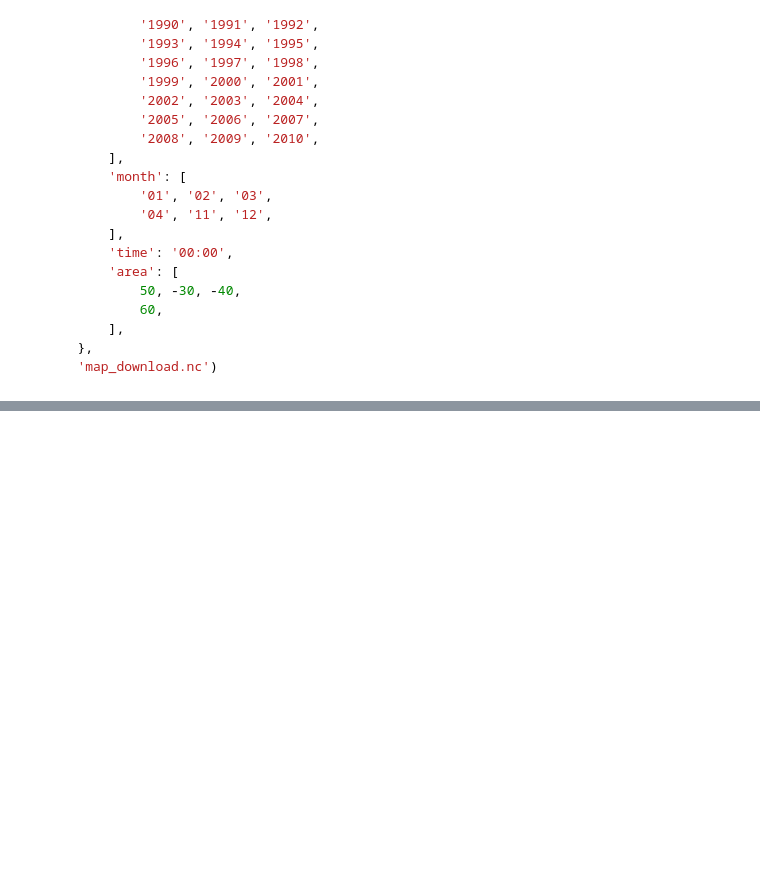
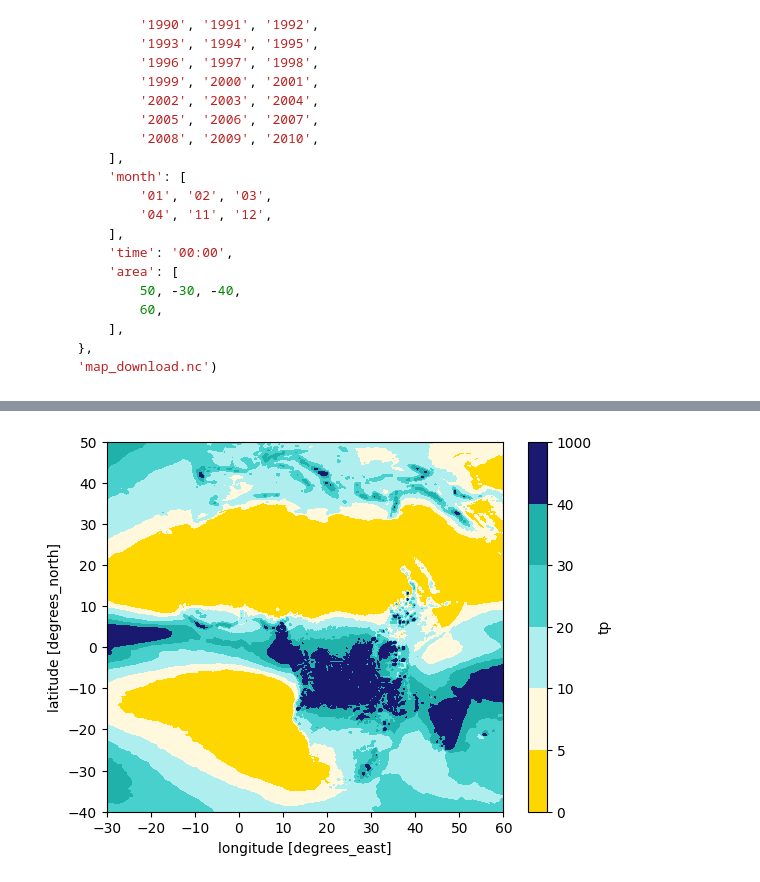
Before and after one commit to danhooke/africa_wall_atlas, a Jupyter notebook: wall_atlas_of_africa.ipynb, the cells around one changed output, grey strips where cells are left out. Cells and saved outputs as stored; diff of their text form; code cells hidden in the pictures; blank space fills up the shorter version.

Commit message:
filter and mask precip

```diff
--- a/wall_atlas_of_africa.ipynb
+++ b/wall_atlas_of_africa.ipynb
@@ -300,0 +303,3 @@ c.retrieve(
+# %%
+ds = xr.open_dataset('data/map_download.nc')
+ds
@@ -300,0 +332,12 @@ c.retrieve(
+# %%
+rain_bins = [0, 5, 10, 20, 30, 40, 1000]
+rain_cols = ['gold', 'cornsilk', 'paleturquoise', 'mediumturquoise', 'lightseagreen', 'midnightblue']
+rain_labels = ['Under 5  ,,', '5 -10  ,,', '10-20  ,,', '20-30  ,,', '30-40  ,,', 'Over 40 inches', ' ']
+# %%
+rain = ds.tp                           # Extract total precipitation
+rain = rain * 39.37                    # Convert from metres to inches
+rain = rain.sum(dim = 'time')          # Sum for 30 years (Nov to Apr)
+#rain = rain #/ 30                     # Calculate annual average
+rain.plot.contourf(levels = rain_bins, colors = rain_cols);
+# %% [output]
+[figure, added]
```
Also changed, not shown: parts of 9 cells of this notebook.
